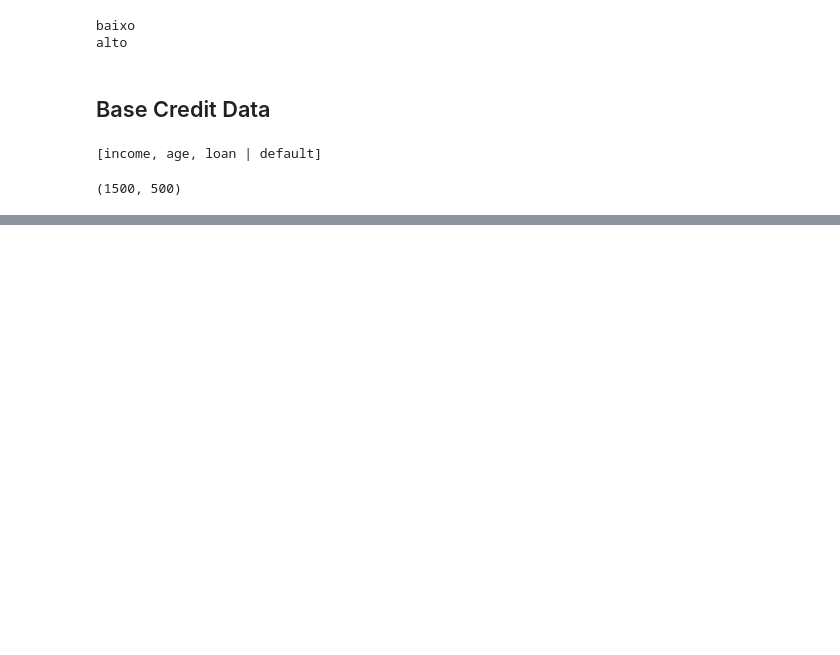
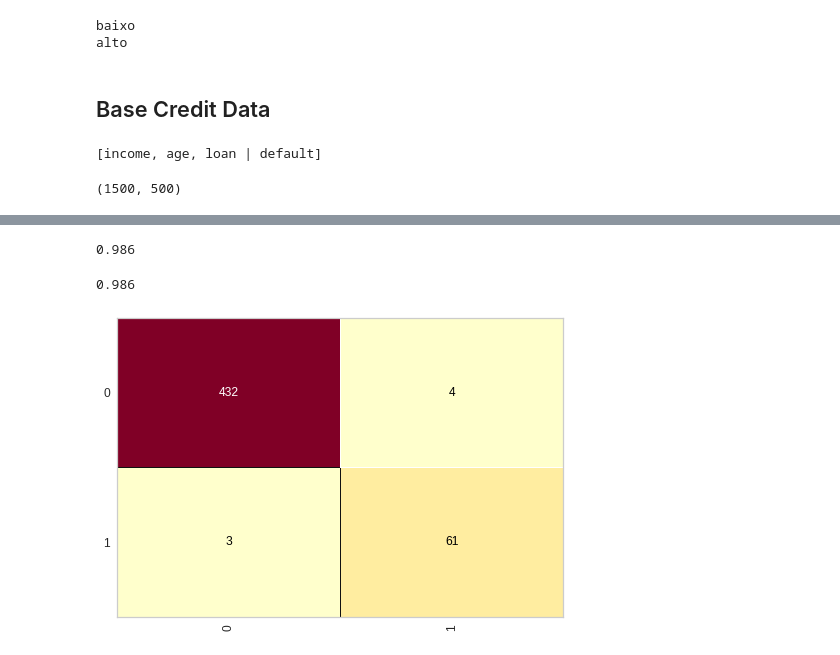
Before and after one commit to wnbrandao/wnbrandao, a Jupyter notebook: Dados_de_crédito_e_census.ipynb, the cells around one changed output, grey strips where cells are left out. Saved outputs shown, nothing was run; the diff lists cells and outputs as text; code cells hidden in the pictures; blank space fills up the shorter version.

```diff
--- a/Dados_de_crédito_e_census.ipynb
+++ b/Dados_de_crédito_e_census.ipynb
@@ -1034,0 +1101,4 @@ array([0.98])
+# %%
+import pickle
+with open('/content/credit.pkl', 'rb') as f:
+  x_credit_treinamento, y_credit_treinamento, x_credit_teste, y_credit_teste = pickle.load(f)
@@ -1034,0 +1113,3 @@ array([0.98])
+# %%
+knn_credit = KNeighborsClassifier(n_neighbors=5, metric='minkowski', p = 2)
+knn_credit.fit(x_credit_treinamento,y_credit_treinamento)
@@ -1034,0 +1159,13 @@ array([0.98])
+# %%
+from sklearn.metrics import accuracy_score, classification_report
+accuracy_score(y_credit_teste, previsoes)
+# %% [output]
+0.986
+# %%
+from yellowbrick.classifier import ConfusionMatrix
+cm=ConfusionMatrix(knn_credit)
+cm.fit(x_credit_treinamento, y_credit_treinamento)
+cm.score(x_credit_teste, y_credit_teste)
+# %% [output]
+0.986
+[figure, added]
```
Also changed, not shown: parts of 32 cells of this notebook.
